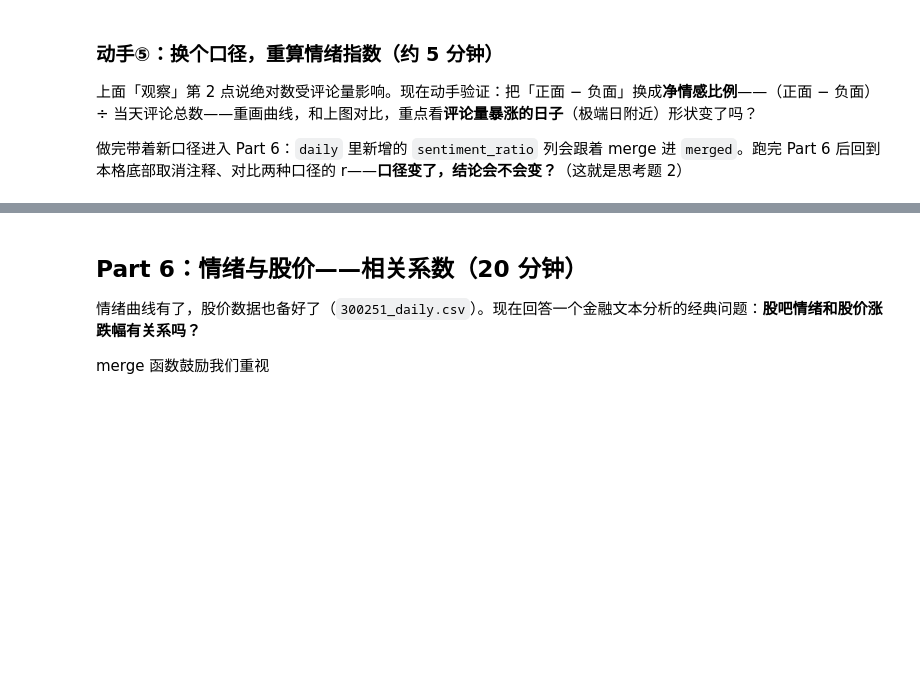
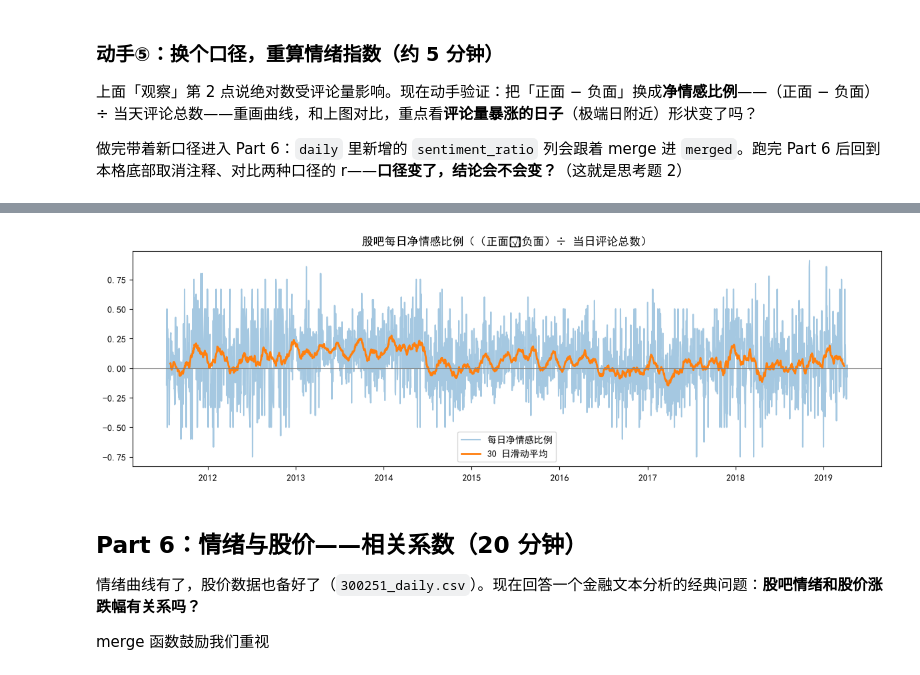
Before and after one commit to haichaozheng/my-app-2026, a Jupyter notebook: data-analysis/weeks/week09/week09-nlp-lab.ipynb, the cells around one changed output, grey strips where cells are left out. Cells and saved outputs as stored; diff of their text form; code cells hidden in the pictures; blank space fills up the shorter version.

```diff
--- a/data-analysis/weeks/week09/week09-nlp-lab.ipynb
+++ b/data-analysis/weeks/week09/week09-nlp-lab.ipynb
@@ -372,23 +534,25 @@ df[df["date"].dt.date == pd.Timestamp("2015-06-15").date()][["text", "score"]].h
 # %%
 # ① 填空：净情感比例 =（正面 − 负面）÷ 当天评论总数（提示：三列之和是总数）
-daily["sentiment_ratio"] = ______
+daily["sentiment_ratio"] = (daily["正面"] - daily["负面"]) / (daily["正面"] + daily["负面"] + daily["中性"] + 1)
 
 # ② 重画曲线，和上面的绝对数口径对比
 plt.figure(figsize=(12, 4))
 plt.plot(daily.index, daily["sentiment_ratio"], alpha=0.4, label="每日净情感比例")
 plt.plot(daily.index, daily["sentiment_ratio"].rolling(30, center=True).mean(),
          linewidth=2, label="30 日滑动平均")
 plt.axhline(0, color="gray", linewidth=0.8)
 plt.title("股吧每日净情感比例（（正面−负面）÷ 当日评论总数）")
 plt.legend()
 plt.tight_layout()
 plt.show()
 
 # ③ 跑完 Part 6 后回到这里，取消注释，对比两种口径的相关系数
 # r_same_ratio = merged["sentiment_ratio"].corr(merged["pct_chg"])
 # r_next_ratio = merged["sentiment_ratio"].corr(merged["next_pct_chg"])
 # print(f"比例口径：当日 r = {r_same_ratio:.3f}，次日 r = {r_next_ratio:.3f}")
 # print(f"绝对数口径：当日 r = {r_same:.3f}，次日 r = {r_next:.3f}")
+# %% [output]
+[figure, added]
 # %% [markdown]
 ## Part 6：情绪与股价——相关系数（20 分钟）
 
```
Also changed, not shown: parts of 23 cells of this notebook, 12 other files.
